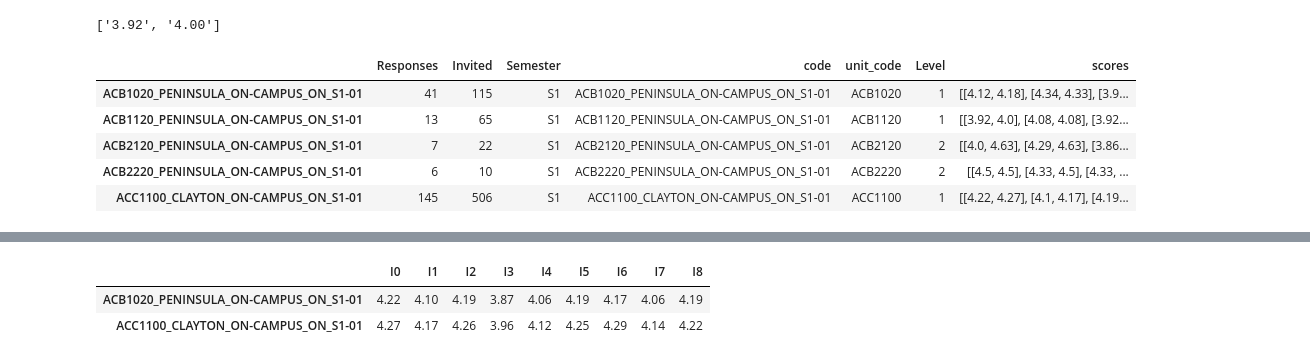
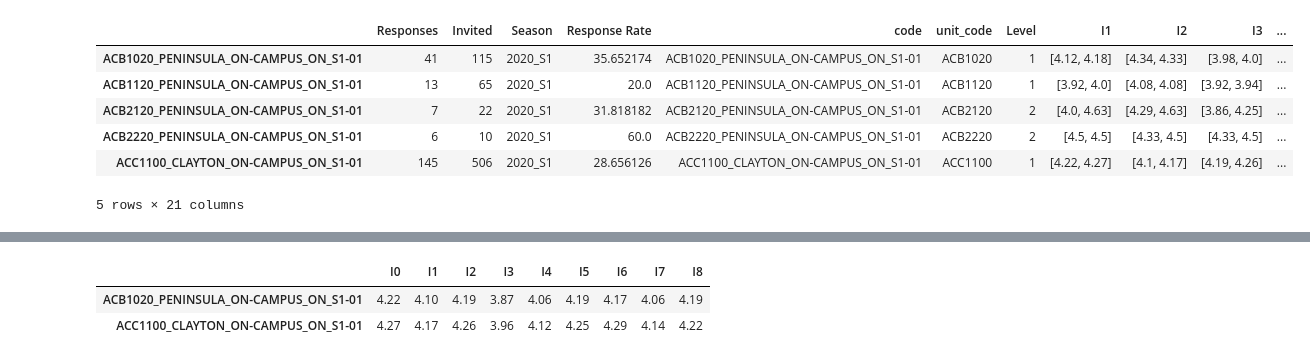
Before and after one commit to saikumarmk/SETool, a Jupyter notebook: scraper/content_extractor.ipynb, the cells around one changed output, grey strips where cells are left out. Cells and saved outputs as stored; diff of their text form; code cells hidden in the pictures.

Commit message:
Massive Overhaul
Scraper
- Straight to pickle dumping one function, extracted 12 items where possible, shortened code
- Webpage, added support for multiple years and color filtering

```diff
--- a/scraper/content_extractor.ipynb
+++ b/scraper/content_extractor.ipynb
@@ -6,5 +7,3 @@ import time
 # %%
 with open('example.htm', 'r') as file:
     soup = BeautifulSoup(file.read(),'lxml')
-# %%
-article = soup.find('article')
@@ -19,7 +10,3 @@ list(map(lambda x: x.find("td").text,article.find_all("div", attrs={"class":"Fre
-# %%
-list(map(lambda x: x.find("td").text,article.find_all("div", attrs={"class":"FrequencyBlock_HalfMain"})[0].find_all("table")[1].tbody.find_all('tr')[1:3]))
-# %% [output]
-['3.92', '4.00']
 # %%
 def gen_database(filename: str,season: str) -> dict:
     '''
@@ -61,6 +48,7 @@ def gen_database(filename: str,season: str) -> dict:
         entry["Responses"] = responded
         entry["Invited"] = invited
         entry["Season"] = season
+        entry['Response Rate'] = responded/invited*100
 
         # Full unit code
         code = article.find("table").find_all("tr")[3].text
@@ -70,15 +58,16 @@ def gen_database(filename: str,season: str) -> dict:
             continue
 
         entry["code"] = code
-        entry["unit_code"] = code.split("_")[0]
+        entry["unit_code"] = code.split("_")[0][1:]
         # Do not display on datatable, used only for queries
         try:
-            entry["Level"] = int(entry["unit_code"][4])
+            entry["Level"] = int(entry["unit_code"][3])
         except ValueError:
             entry["Level"] = 0
         scores = []
         # Response categories, retrieve all tables
-        for divs in article.find_all("div", attrs={"class": "FrequencyBlock_HalfMain"}):
+        for item_num,divs in enumerate(
+            article.find_all("div", attrs={"class": "FrequencyBlock_HalfMain"})):
 
             score_table = divs.find_all("table")[1].tbody.find_all("tr") # Split by stats and chart
 
@@ -92,13 +81,23 @@ def gen_database(filename: str,season: str) -> dict:
             # Attempt conversion, not sure if this activates...?
             try:
                 mean, median = float(mean), float(median)
+                entry[f'I{item_num+1}'] = [mean,median]
                 scores.append([mean,median])
             except ValueError:
                 print(f"score could not be converted: {code}, {mean}, {median}")
 
-        entry["scores"] = np.array(scores)
+        entry['agg_score'] = [sum(map(
+            lambda item:item[measure],scores))/len(scores)
+            for measure in range(2)
+            ]
+
         database[code] = entry
+        # Serialize after each point
+        '''
+        with open(save_filename, "wb") as f:
+            pickle.dump(database, f, pickle.HIGHEST_PROTOCOL)
+        '''
 
-    return database
+    return pd.DataFrame(database).T
 # %%
 thing = gen_database('batch_conversion.htm','2020_S1')
@@ -107,9 +104,10 @@ e =pd.DataFrame(thing).T#.drop('scores',axis=1)
-# %%
-e
-# %% [output]
-|  | Responses | Invited | Semester | code | unit_code | Level | scores |
-| ACB1020_PENINSULA_ON-CAMPUS_ON_S1-01 | 41 | 115 | S1 | ACB1020_PENINSULA_ON-CAMPUS_ON_S1-01 | ACB1020 | 1 | [[4.12, 4.18], [4.34, 4.33], [3.9... |
-| ACB1120_PENINSULA_ON-CAMPUS_ON_S1-01 | 13 | 65 | S1 | ACB1120_PENINSULA_ON-CAMPUS_ON_S1-01 | ACB1120 | 1 | [[3.92, 4.0], [4.08, 4.08], [3.92... |
-| ACB2120_PENINSULA_ON-CAMPUS_ON_S1-01 | 7 | 22 | S1 | ACB2120_PENINSULA_ON-CAMPUS_ON_S1-01 | ACB2120 | 2 | [[4.0, 4.63], [4.29, 4.63], [3.86... |
-| ACB2220_PENINSULA_ON-CAMPUS_ON_S1-01 | 6 | 10 | S1 | ACB2220_PENINSULA_ON-CAMPUS_ON_S1-01 | ACB2220 | 2 | [[4.5, 4.5], [4.33, 4.5], [4.33, ... |
-| ACC1100_CLAYTON_ON-CAMPUS_ON_S1-01 | 145 | 506 | S1 | ACC1100_CLAYTON_ON-CAMPUS_ON_S1-01 | ACC1100 | 1 | [[4.22, 4.27], [4.1, 4.17], [4.19... |
+# %%
+thing
+# %% [output]
+|  | Responses | Invited | Season | Response Rate | code | unit_code | Level | I1 | I2 | I3 | ... |
+| ACB1020_PENINSULA_ON-CAMPUS_ON_S1-01 | 41 | 115 | 2020_S1 | 35.652174 | ACB1020_PENINSULA_ON-CAMPUS_ON_S1-01 | ACB1020 | 1 | [4.12, 4.18] | [4.34, 4.33] | [3.98, 4.0] | ... |
+| ACB1120_PENINSULA_ON-CAMPUS_ON_S1-01 | 13 | 65 | 2020_S1 | 20.0 | ACB1120_PENINSULA_ON-CAMPUS_ON_S1-01 | ACB1120 | 1 | [3.92, 4.0] | [4.08, 4.08] | [3.92, 3.94] | ... |
+| ACB2120_PENINSULA_ON-CAMPUS_ON_S1-01 | 7 | 22 | 2020_S1 | 31.818182 | ACB2120_PENINSULA_ON-CAMPUS_ON_S1-01 | ACB2120 | 2 | [4.0, 4.63] | [4.29, 4.63] | [3.86, 4.25] | ... |
+| ACB2220_PENINSULA_ON-CAMPUS_ON_S1-01 | 6 | 10 | 2020_S1 | 60.0 | ACB2220_PENINSULA_ON-CAMPUS_ON_S1-01 | ACB2220 | 2 | [4.5, 4.5] | [4.33, 4.5] | [4.33, 4.5] | ... |
+| ACC1100_CLAYTON_ON-CAMPUS_ON_S1-01 | 145 | 506 | 2020_S1 | 28.656126 | ACC1100_CLAYTON_ON-CAMPUS_ON_S1-01 | ACC1100 | 1 | [4.22, 4.27] | [4.1, 4.17] | [4.19, 4.26] | ... |
+5 rows × 21 columns
```
Also changed, not shown: parts of 10 cells of this notebook, 12 other files.
